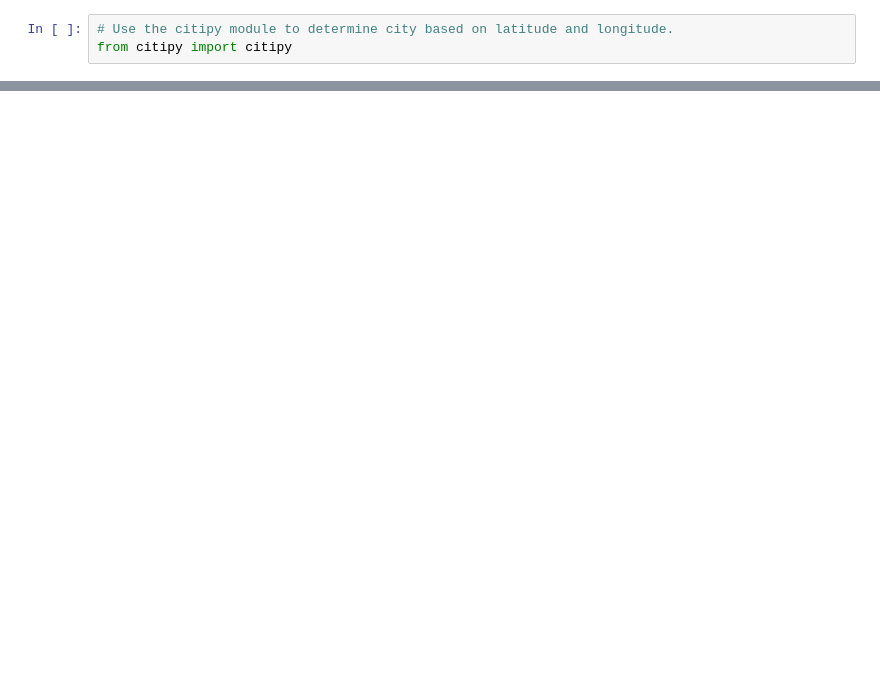
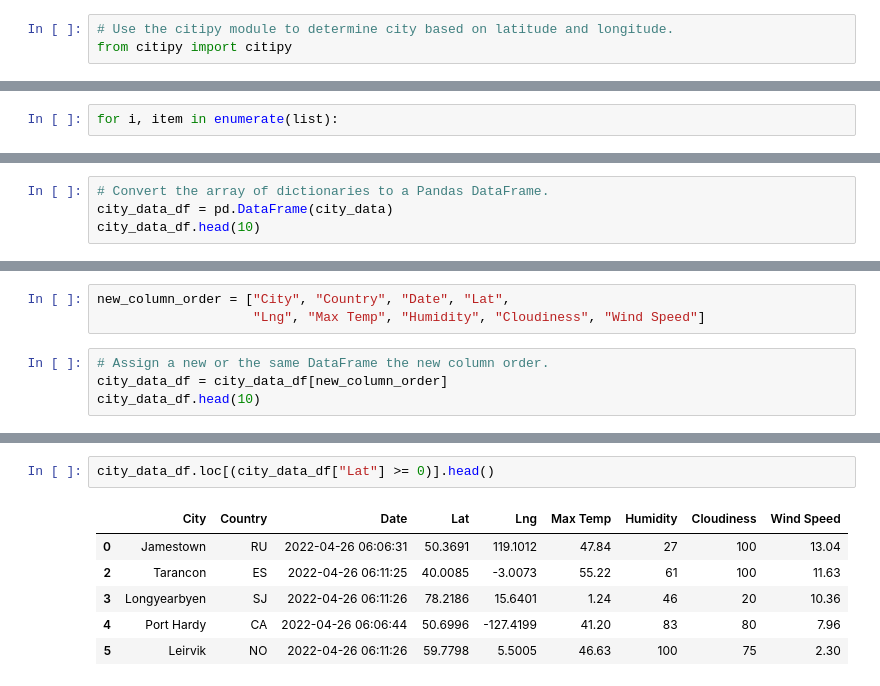
Before and after one commit to Chineze9/WeatherPy-Module-6, a Jupyter notebook: WeatherPy.ipynb, the cells around one changed output, grey strips where cells are left out. Drawn from its saved outputs; the diff is of its cells as text; blank space fills up the shorter version.

```diff
--- a/WeatherPy.ipynb
+++ b/WeatherPy.ipynb
@@ -62,0 +152,2 @@ len(cities)
+# %%
+for i, item in enumerate(list):
@@ -62,0 +225,4 @@ len(cities)
+# %%
+# Convert the array of dictionaries to a Pandas DataFrame.
+city_data_df = pd.DataFrame(city_data)
+city_data_df.head(10)
@@ -62,0 +241,7 @@ len(cities)
+# %%
+new_column_order = ["City", "Country", "Date", "Lat",
+                    "Lng", "Max Temp", "Humidity", "Cloudiness", "Wind Speed"]
+# %%
+# Assign a new or the same DataFrame the new column order.
+city_data_df = city_data_df[new_column_order]
+city_data_df.head(10)
@@ -133,0 +415,9 @@ plt.show()
+# %%
+city_data_df.loc[(city_data_df["Lat"] >= 0)].head()
+# %% [output]
+|  | City | Country | Date | Lat | Lng | Max Temp | Humidity | Cloudiness | Wind Speed |
+| 0 | Jamestown | RU | 2022-04-26 06:06:31 | 50.3691 | 119.1012 | 47.84 | 27 | 100 | 13.04 |
+| 2 | Tarancon | ES | 2022-04-26 06:11:25 | 40.0085 | -3.0073 | 55.22 | 61 | 100 | 11.63 |
+| 3 | Longyearbyen | SJ | 2022-04-26 06:11:26 | 78.2186 | 15.6401 | 1.24 | 46 | 20 | 10.36 |
+| 4 | Port Hardy | CA | 2022-04-26 06:06:44 | 50.6996 | -127.4199 | 41.20 | 83 | 80 | 7.96 |
+| 5 | Leirvik | NO | 2022-04-26 06:11:26 | 59.7798 | 5.5005 | 46.63 | 100 | 75 | 2.30 |
```
Also changed, not shown: parts of 38 cells of this notebook.
